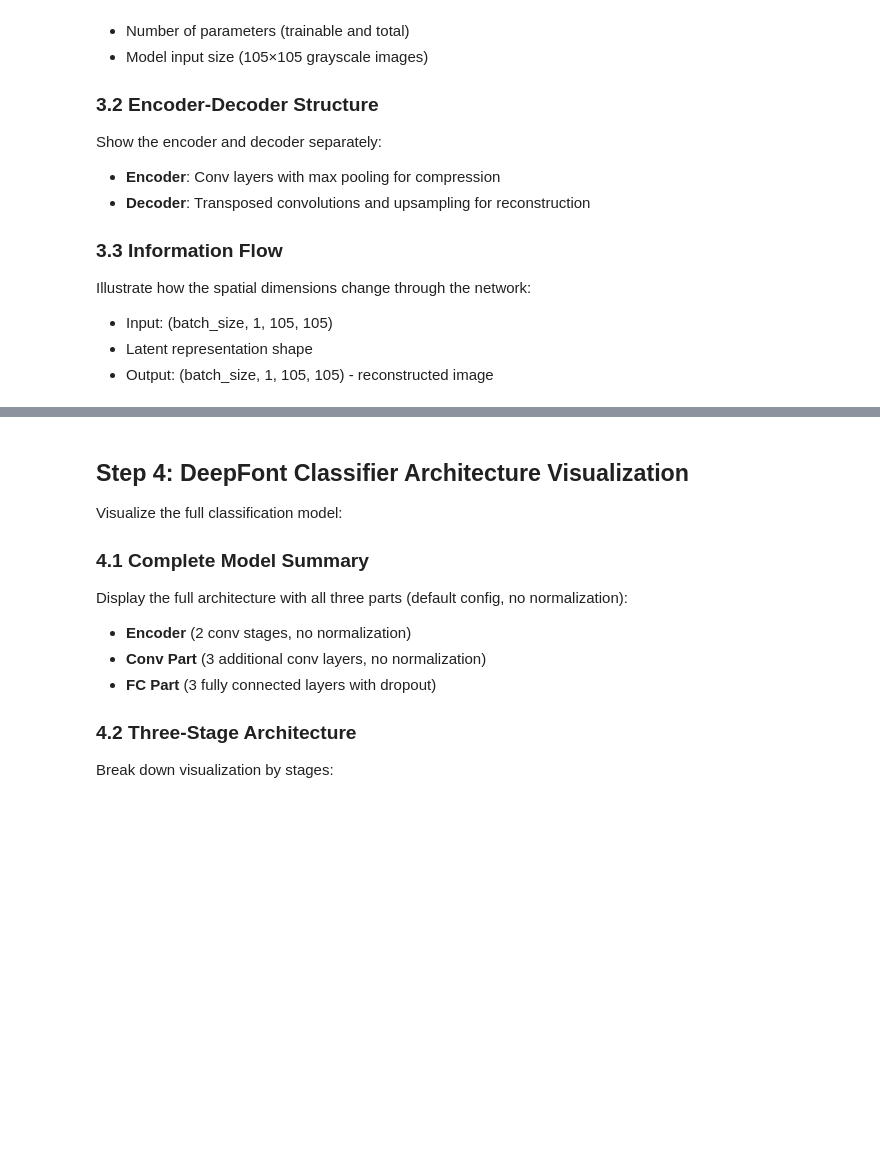
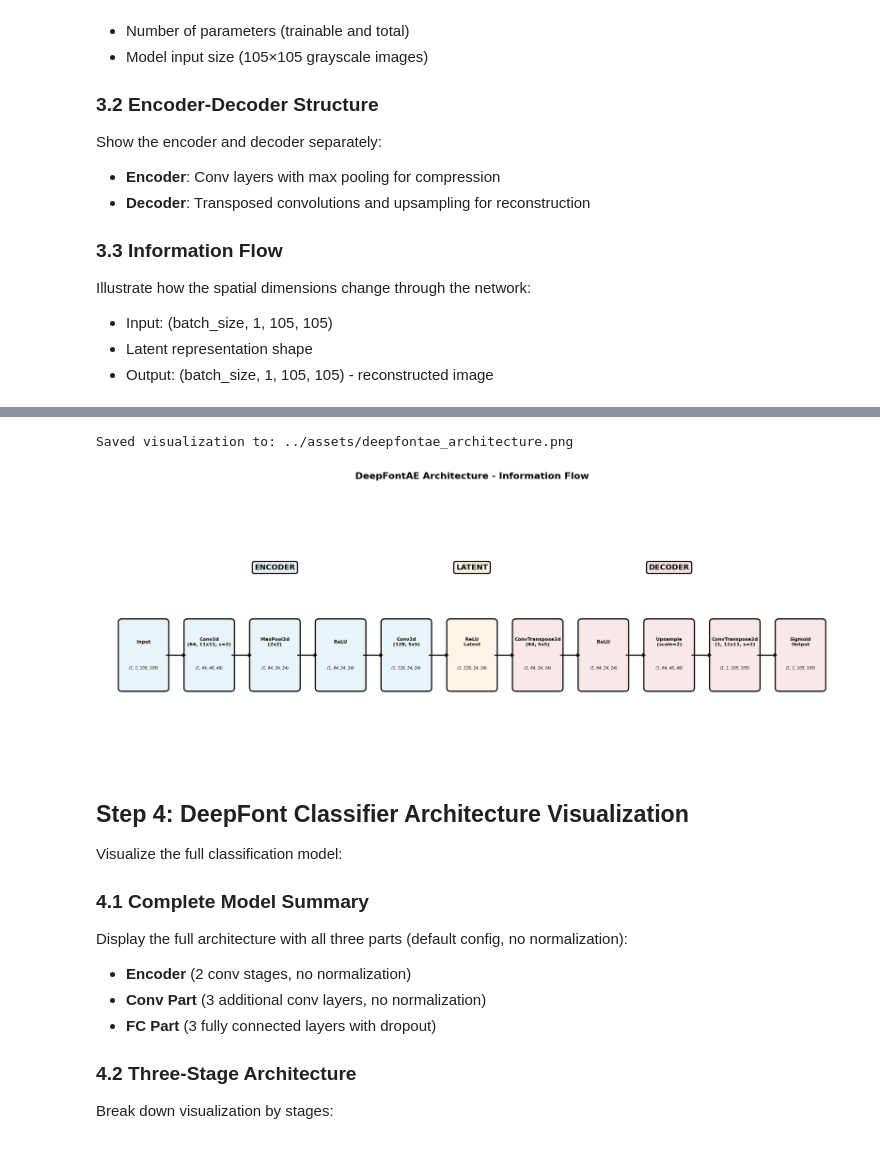
Before and after one commit to michaelriedl/deepfont-torch, a Jupyter notebook: notebooks/model_architectures_visualized.ipynb, the cells around one changed output, grey strips where cells are left out. Cells and saved outputs as stored; diff of their text form; code cells hidden in the pictures; blank space fills up the shorter version.

```diff
--- a/notebooks/model_architectures_visualized.ipynb
+++ b/notebooks/model_architectures_visualized.ipynb
@@ -125,5 +161,7 @@ print(decoder_summary)
 # %%
-# Create visual diagram of information flow through DeepFontAE
+# Create visual diagram of information flow through DeepFontAE.
+# The SCAE (paper Fig. 4) keeps Conv2 at full resolution: the encoder has only
+# one MaxPool, and the decoder mirrors that with one Upsample.
 fig, ax = plt.subplots(figsize=(18, 7))
 ax.axis("off")
 
@@ -134,9 +172,8 @@ layer_names = [
     ("MaxPool2d\n(2x2)", "(1, 64, 24, 24)"),
     ("ReLU", "(1, 64, 24, 24)"),
     ("Conv2d\n(128, 5x5)", "(1, 128, 24, 24)"),
-    ("MaxPool2d\n(2x2)", "(1, 128, 12, 12)"),
-    ("ReLU\nLatent", "(1, 128, 12, 12)"),
-    ("ConvTranspose2d\n(64, 5x5, s=2)", "(1, 64, 24, 24)"),
+    ("ReLU\nLatent", "(1, 128, 24, 24)"),
+    ("ConvTranspose2d\n(64, 5x5)", "(1, 64, 24, 24)"),
     ("ReLU", "(1, 64, 24, 24)"),
     ("Upsample\n(scale=2)", "(1, 64, 48, 48)"),
     ("ConvTranspose2d\n(1, 11x11, s=2)", "(1, 1, 105, 105)"),
@@ -160,11 +197,18 @@ encoder_color = "#E8F4F8"
 decoder_color = "#F8E8E8"
 latent_color = "#FFF4E8"
 
+# Encoder spans indices 0..4 (Input through Conv2). Latent is index 5
+# (the post-Conv2 ReLU activations). Decoder is indices 6..10.
+encoder_indices = list(range(0, 5))
+latent_indices = [5]
+decoder_indices = list(range(6, len(layers)))
+
 for i, (name, shape, x_pos) in enumerate(layers):
-    # Determine color based on position
-    if i < 7:  # Encoder + latent
-        color = encoder_color if i < 6 else latent_color
-    else:  # Decoder
+    if i in latent_indices:
+        color = latent_color
+    elif i in encoder_indices:
+        color = encoder_color
+    else:
         color = decoder_color
 
     # Draw box
@@ -194,12 +238,11 @@ for i, (name, shape, x_pos) in enumerate(layers):
         )
 
 # Add labels centered above each section, closer to the boxes
-# Calculate center positions for each group
-encoder_center = np.mean([layers[i][2] for i in range(6)])  # First 6 boxes
-latent_center = layers[6][2]  # Single latent box
-decoder_center = np.mean([layers[i][2] for i in range(7, 12)])  # Last 5 boxes
+encoder_center = np.mean([layers[i][2] for i in encoder_indices])
+latent_center = layers[latent_indices[0]][2]
+decoder_center = np.mean([layers[i][2] for i in decoder_indices])
 
-label_y = 0.63  # Closer to boxes (was 0.68)
+label_y = 0.63
 
 ax.text(
     encoder_center,
@@ -214,33 +257,36 @@ ax.text(
     latent_center,
     label_y,
     "LATENT",
     fontsize=13,
     fontweight="bold",
     ha="center",
     bbox=dict(boxstyle="round", facecolor=latent_color, edgecolor="black", linewidth=2),
 )
 ax.text(
     decoder_center,
     label_y,
     "DECODER",
     fontsize=13,
     fontweight="bold",
     ha="center",
     bbox=dict(boxstyle="round", facecolor=decoder_color, edgecolor="black", linewidth=2),
 )
 
 ax.set_xlim(0, 1.03)
 ax.set_ylim(0.35, 0.75)
 
 plt.title("DeepFontAE Architecture - Information Flow", fontsize=16, fontweight="bold", pad=20)
 plt.tight_layout()
 
 # Save the figure
 save_path = assets_dir / "deepfontae_architecture.png"
 plt.savefig(save_path, dpi=300, bbox_inches="tight")
 print(f"Saved visualization to: {save_path}")
 
 plt.show()
+# %% [output]
+Saved visualization to: ../assets/deepfontae_architecture.png
+[figure, added]
 # %% [markdown]
 ## Step 4: DeepFont Classifier Architecture Visualization
 
```
Also changed, not shown: parts of 11 cells of this notebook, 7 other files.
